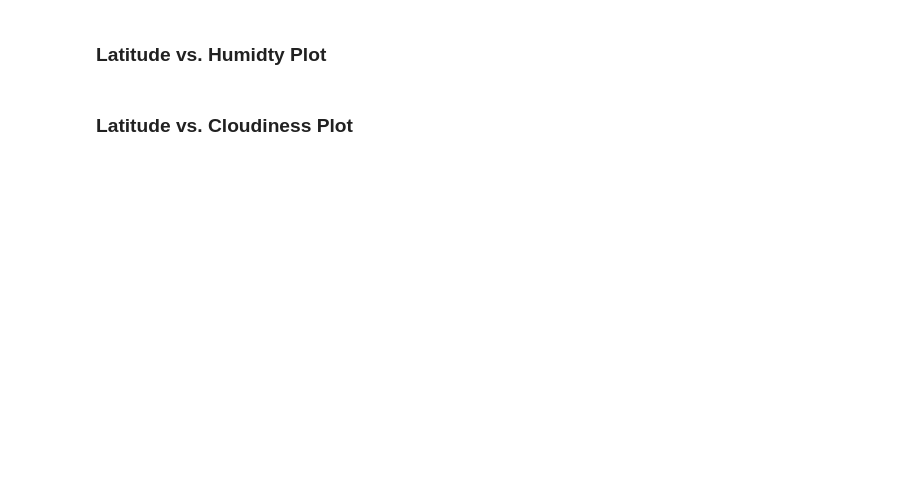
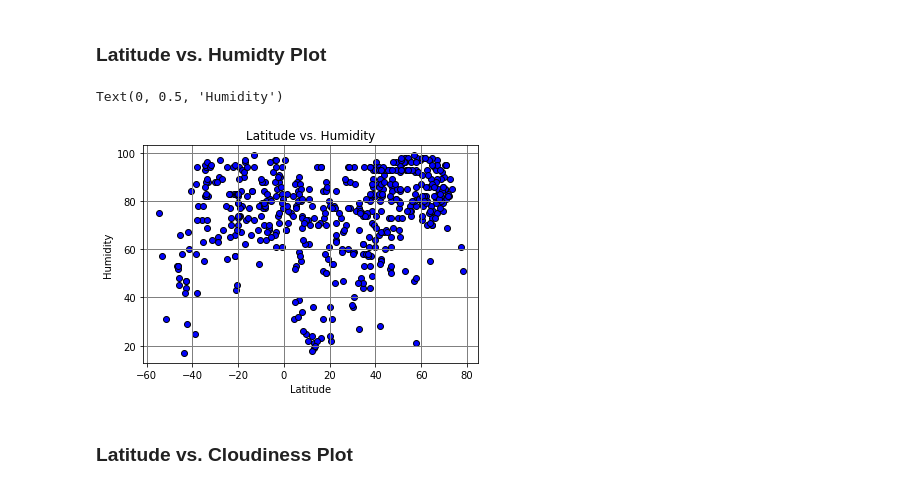
Before and after one commit to HilaryKoerner/Vacation_and_Weather_Analysis, a Jupyter notebook: WeatherPy/WeatherPy.ipynb, the cells around one changed output. Cells and saved outputs as stored; diff of their text form; code cells hidden in the pictures; blank space fills up the shorter version.

```diff
--- a/WeatherPy/WeatherPy.ipynb
+++ b/WeatherPy/WeatherPy.ipynb
@@ -182,4 +219,18 @@ low_hum_df = pd.DataFrame(weather_df[weather_df["humidity"]> 100])
 # %% [markdown]
 ### Latitude vs. Humidty Plot
+# %%
+plot_lat = low_hum_df['Latitude']
+plot_humidity = low_hum_df["Humidity"]
+
+plt.scatter(plot_lat, plot_humidity, marker="o", facecolors = "blue", edgecolors="black",
+            alpha=.99)
+
+plt.grid(color="grey", linestyle="-", linewidth=1)
+plt.title(f"Latitude vs. Humidity")
+plt.xlabel("Latitude")
+plt.ylabel("Humidity")
+# %% [output]
+Text(0, 0.5, 'Humidity')
+[figure, added]
 # %% [markdown]
 ### Latitude vs. Cloudiness Plot
```
Also changed, not shown: parts of 26 cells of this notebook.
